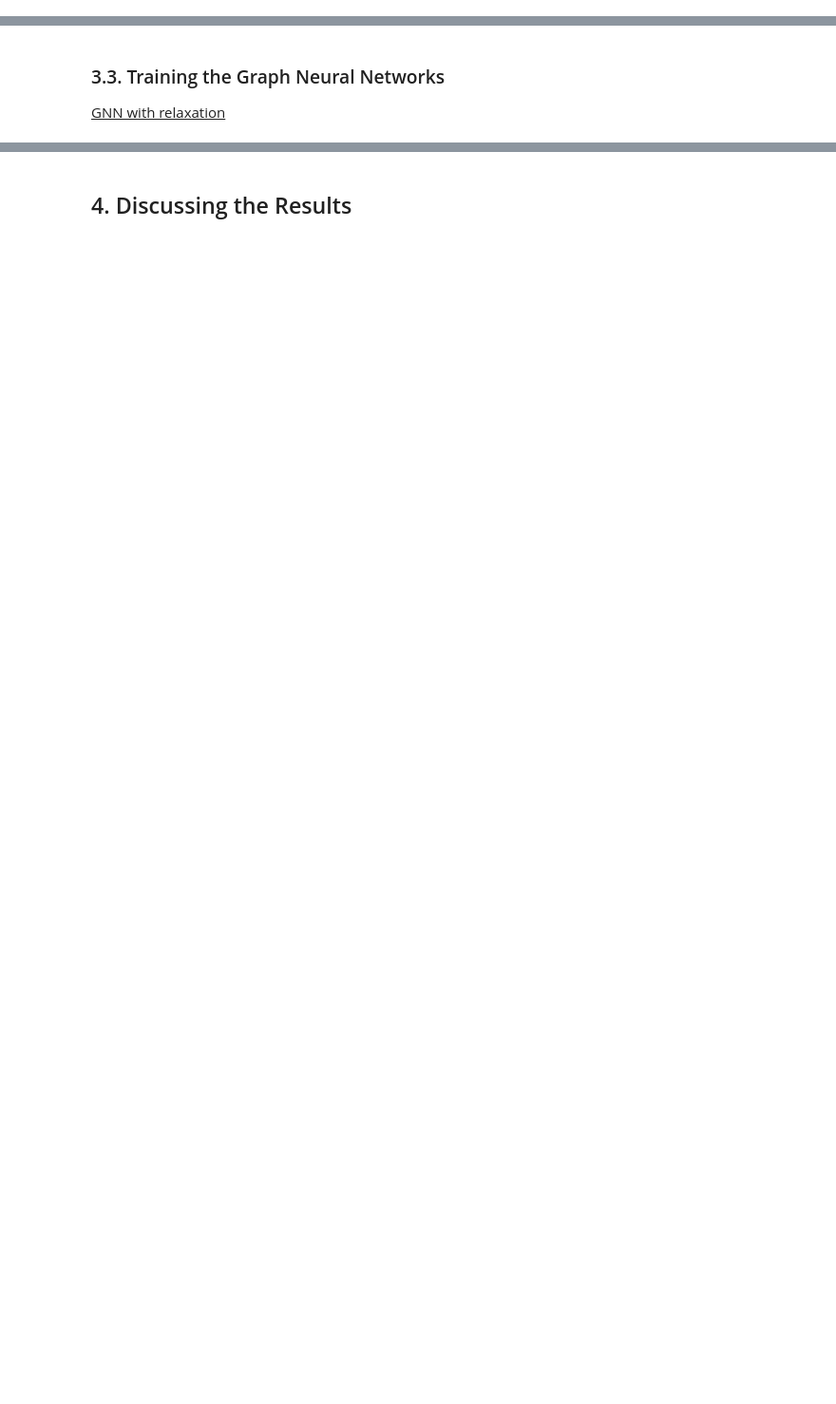
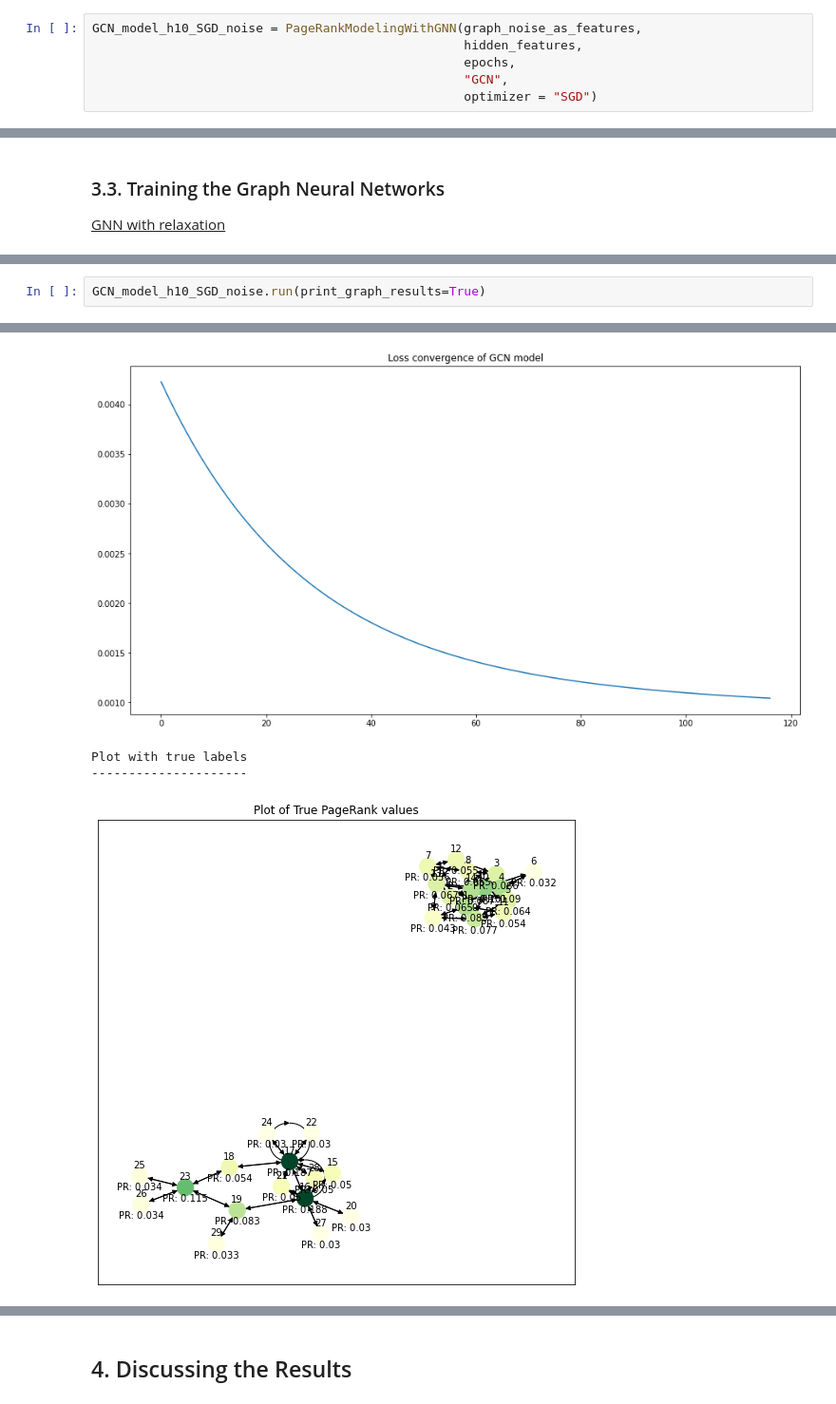
Before and after one commit to qlero/page_rank_GNN, a Jupyter notebook: page_rank_gnn.ipynb, the cells around one changed output, grey strips where cells are left out. Shown at 95% size. Drawn from its saved outputs; the diff is of its cells as text; blank space fills up the shorter version.

Commit message:
update with new optimizers/lr

```diff
--- a/page_rank_gnn.ipynb
+++ b/page_rank_gnn.ipynb
@@ -430,0 +397,6 @@ SAGE_model_h10_eye = PageRankModelingWithGNN(graph_torcheye_as_features,
+# %%
+GCN_model_h10_SGD_noise = PageRankModelingWithGNN(graph_noise_as_features,
+                                                  hidden_features,
+                                                  epochs,
+                                                  "GCN",
+                                                  optimizer = "SGD")
@@ -561,0 +623,3 @@ Plot with predicted labels
+# %%
+GCN_model_h10_SGD_noise.run(print_graph_results=True)
+# %% [output]
@@ -561,0 +632,4 @@ Plot with predicted labels
+[figure, added]
+Plot with true labels
+---------------------
+[figure, added]
```
Also changed, not shown: parts of 66 cells of this notebook, 5 other files.
